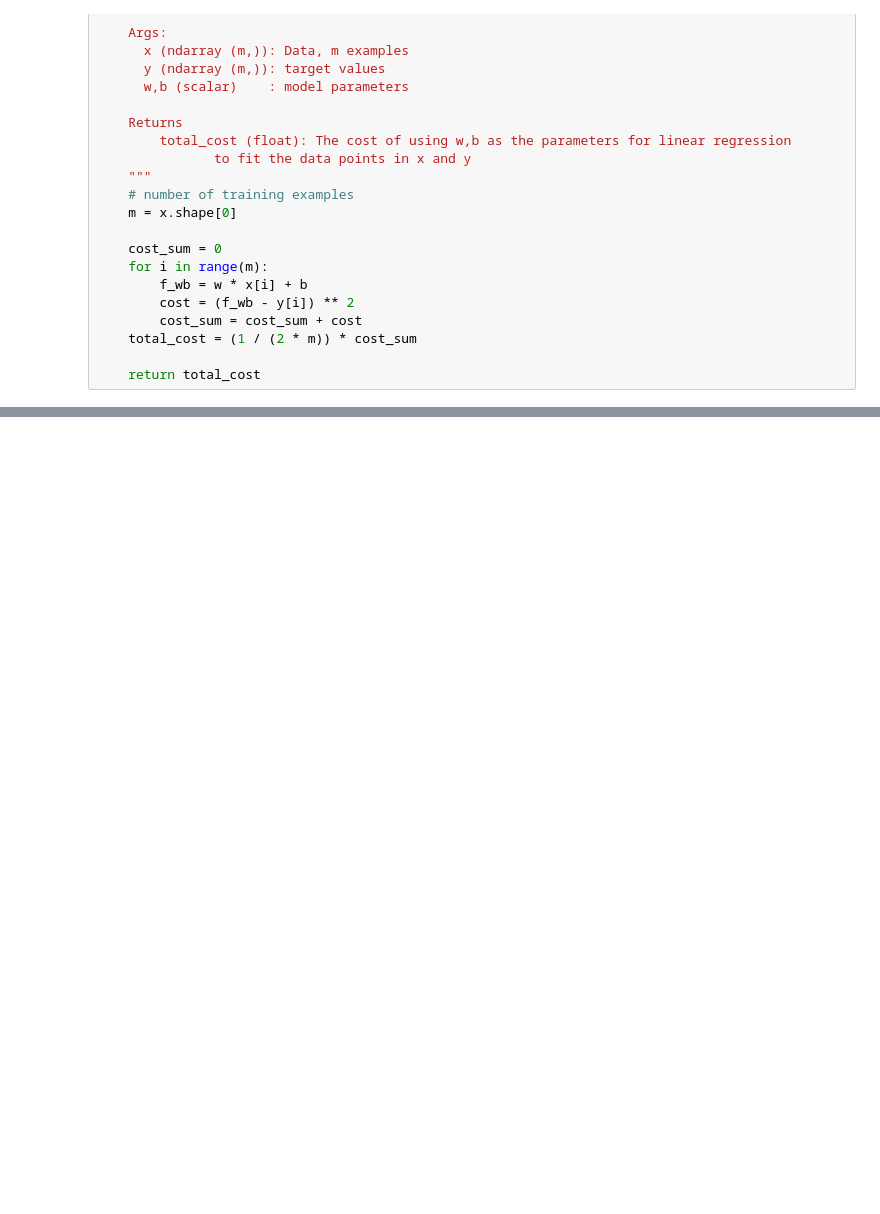
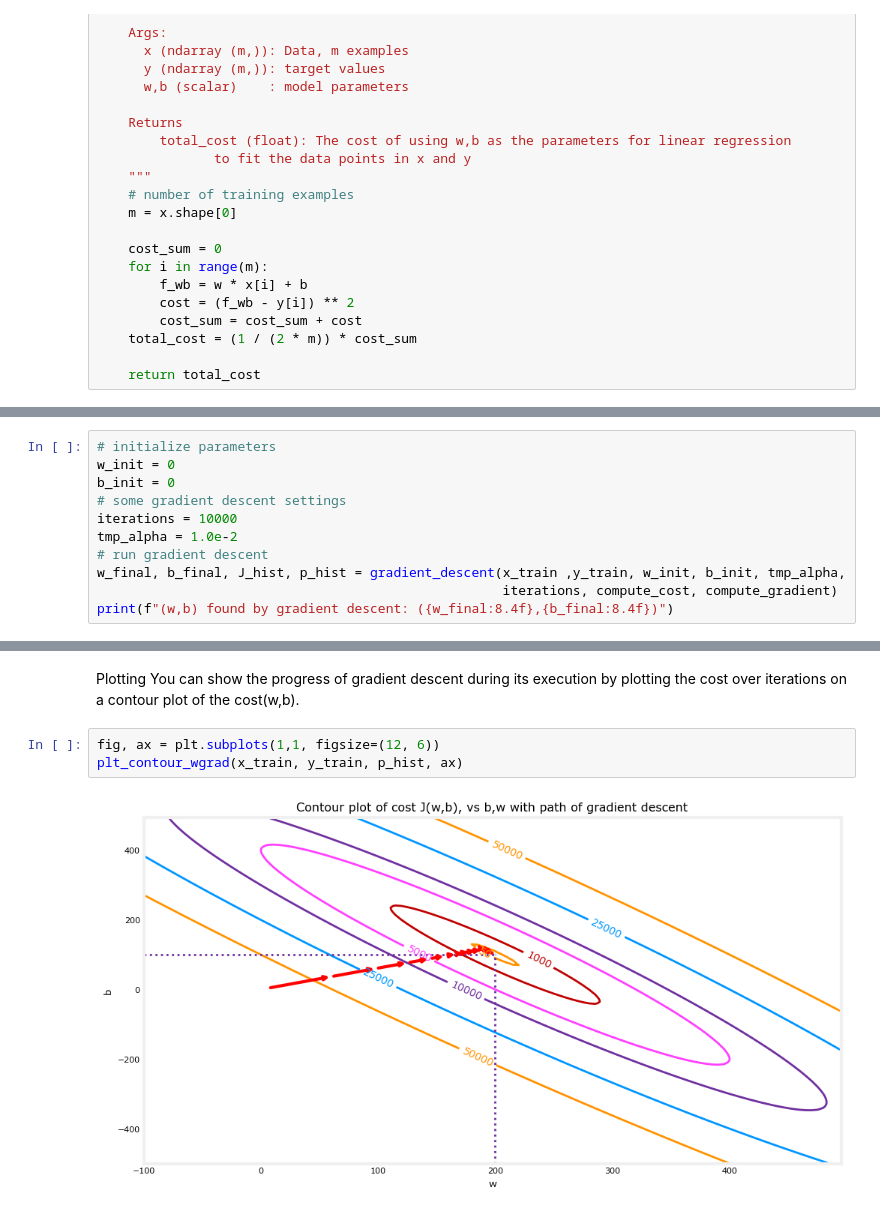
Before and after one commit to aef1004/ml_specialization, a Jupyter notebook: week1_regression.ipynb, the cells around one changed output, grey strips where cells are left out. Drawn from its saved outputs; the diff is of its cells as text; blank space fills up the shorter version.

```diff
--- a/week1_regression.ipynb
+++ b/week1_regression.ipynb
@@ -204,0 +302,11 @@ def compute_cost(x, y, w, b):
+# %%
+# initialize parameters
+w_init = 0
+b_init = 0
+# some gradient descent settings
+iterations = 10000
+tmp_alpha = 1.0e-2
+# run gradient descent
+w_final, b_final, J_hist, p_hist = gradient_descent(x_train ,y_train, w_init, b_init, tmp_alpha,
+                                                    iterations, compute_cost, compute_gradient)
+print(f"(w,b) found by gradient descent: ({w_final:8.4f},{b_final:8.4f})")
@@ -204,0 +335,8 @@ def compute_cost(x, y, w, b):
+# %% [markdown]
+Plotting
+You can show the progress of gradient descent during its execution by plotting the cost over iterations on a contour plot of the cost(w,b).
+# %%
+fig, ax = plt.subplots(1,1, figsize=(12, 6))
+plt_contour_wgrad(x_train, y_train, p_hist, ax)
+# %% [output]
+[figure, added]
```
Also changed, not shown: parts of 14 cells of this notebook, 1 other file.
